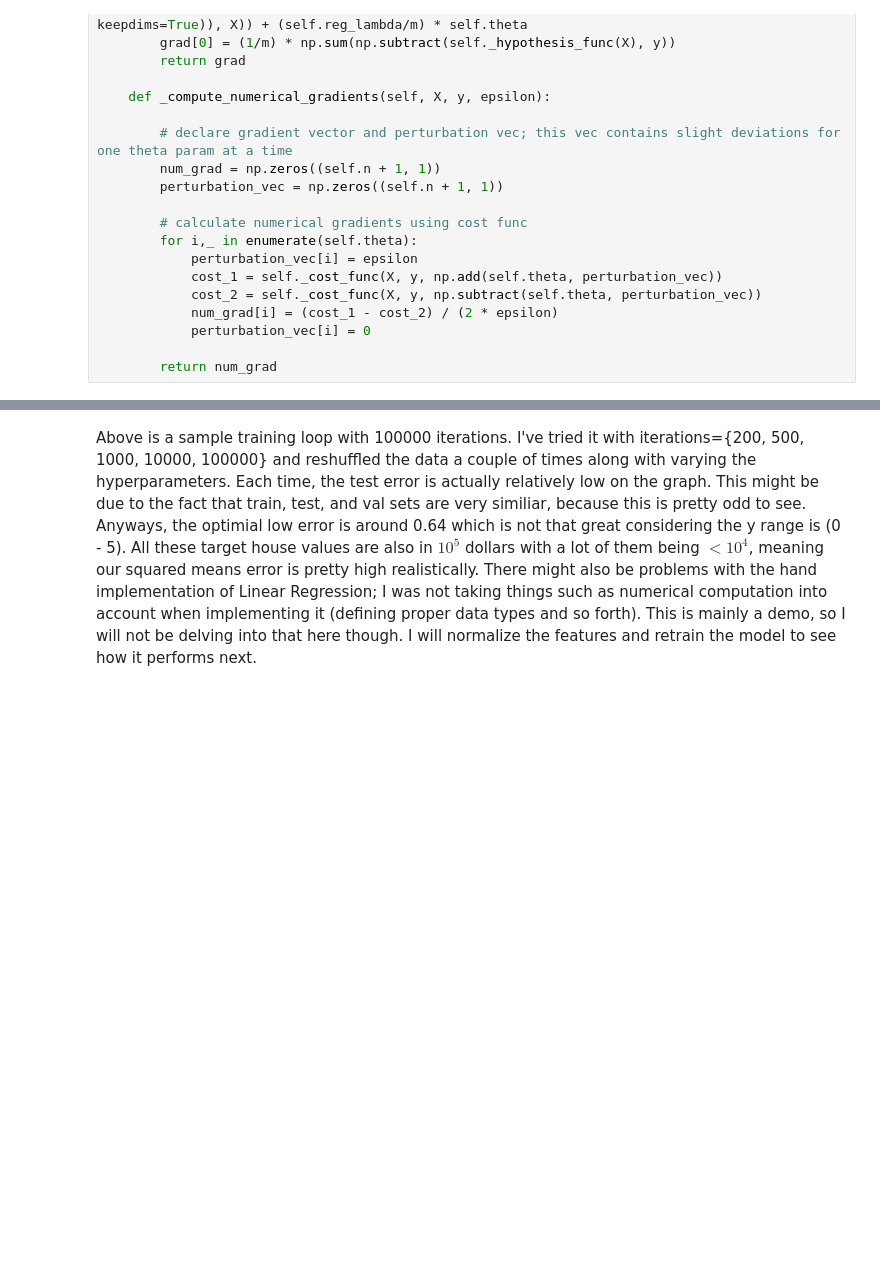
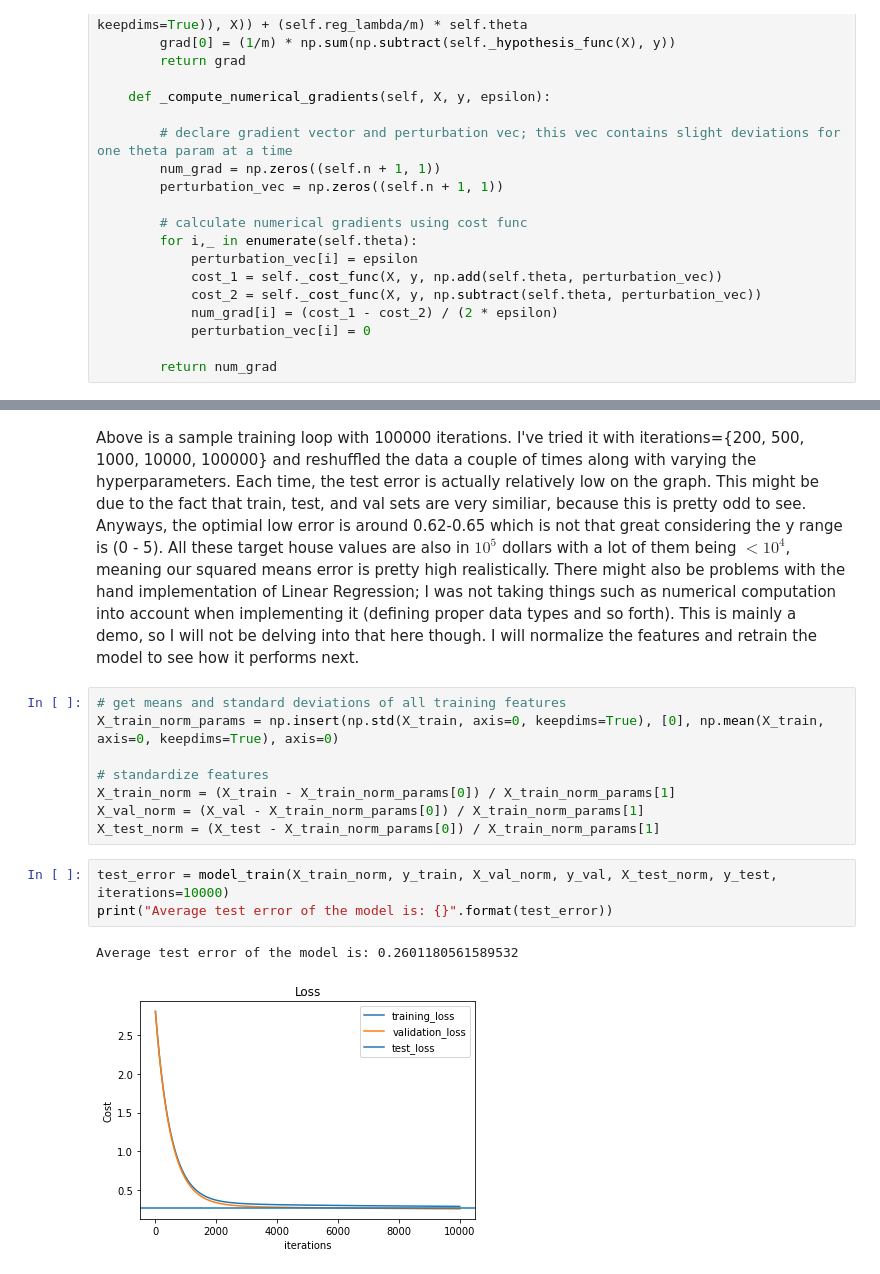
Before and after one commit to PurvPatel/Machine-Learning, a Jupyter notebook: linear_Regression/Regularized Linear Regression.ipynb, the cells around one changed output, grey strips where cells are left out. Cells and saved outputs as stored; diff of their text form; blank space fills up the shorter version.

```diff
--- a/linear_Regression/Regularized Linear Regression.ipynb
+++ b/linear_Regression/Regularized Linear Regression.ipynb
@@ -423,2 +429,16 @@ Text(0.5, 1.0, 'Loss')
 # %% [markdown]
-Above is a sample training loop with 100000 iterations. I've tried it with iterations={200, 500, 1000, 10000, 100000} and reshuffled the data a couple of times along with varying the hyperparameters. Each time, the test error is actually relatively low on the graph. This might be due to the fact that train, test, and val sets are very similiar, because this is pretty odd to see. Anyways, the optimial low error is around 0.64 which is not that great considering the y range is (0 - 5). All these target house values are also in $10^{5}$ dollars with a lot of them being $< 10^{4}$, meaning our squared means error is pretty high realistically. There might also be problems with the hand implementation of Linear Regression; I was not taking things such as numerical computation into account when implementing it (defining proper data types and so forth). This is mainly a demo, so I will not be delving into that here though. I will normalize the features and retrain the model to see how it performs next.
+Above is a sample training loop with 100000 iterations. I've tried it with iterations={200, 500, 1000, 10000, 100000} and reshuffled the data a couple of times along with varying the hyperparameters. Each time, the test error is actually relatively low on the graph. This might be due to the fact that train, test, and val sets are very similiar, because this is pretty odd to see. Anyways, the optimial low error is around 0.62-0.65 which is not that great considering the y range is (0 - 5). All these target house values are also in $10^{5}$ dollars with a lot of them being $< 10^{4}$, meaning our squared means error is pretty high realistically. There might also be problems with the hand implementation of Linear Regression; I was not taking things such as numerical computation into account when implementing it (defining proper data types and so forth). This is mainly a demo, so I will not be delving into that here though. I will normalize the features and retrain the model to see how it performs next.
+# %%
+# get means and standard deviations of all training features
+X_train_norm_params = np.insert(np.std(X_train, axis=0, keepdims=True), [0], np.mean(X_train, axis=0, keepdims=True), axis=0)
+
+# standardize features
+X_train_norm = (X_train - X_train_norm_params[0]) / X_train_norm_params[1]
+X_val_norm = (X_val - X_train_norm_params[0]) / X_train_norm_params[1]
+X_test_norm = (X_test - X_train_norm_params[0]) / X_train_norm_params[1]
+# %%
+test_error = model_train(X_train_norm, y_train, X_val_norm, y_val, X_test_norm, y_test, iterations=10000)
+print("Average test error of the model is: {}".format(test_error))
+# %% [output]
+Average test error of the model is: 0.2601180561589532
+[figure, added]
```
Also changed, not shown: parts of 8 cells of this notebook.
